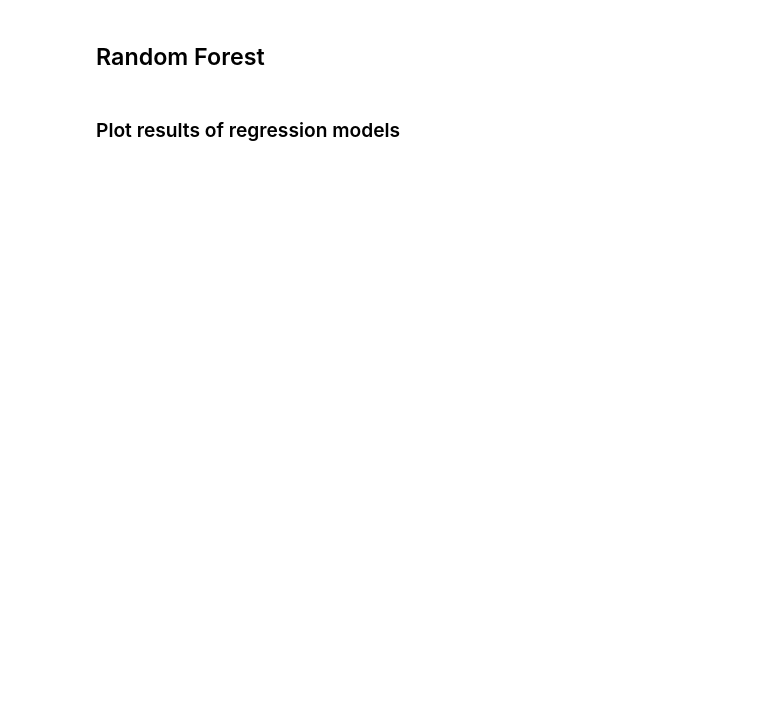
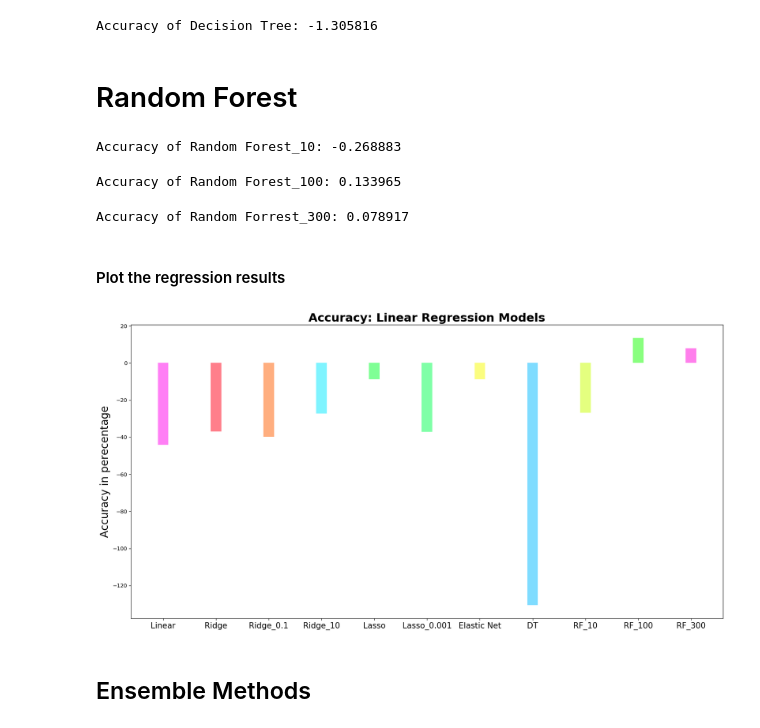
Before and after one commit to udianand/GooglePracticum, a Jupyter notebook: Model_Prediction_Returns.ipynb, the cells around one changed output. Saved outputs shown, nothing was run; the diff lists cells and outputs as text; code cells hidden in the pictures; blank space fills up the shorter version.

```diff
--- a/Model_Prediction_Returns.ipynb
+++ b/Model_Prediction_Returns.ipynb
@@ -260,9 +294,11 @@ print("Accuracy of Decision Tree: %f"%r2_score(y_test,y_pred))
 
 # Store Result and Model Name
 model_results.append(r2_score(y_test,y_pred))
-model_name.append("Decision Tree")
+model_name.append("DT")
+# %% [output]
+Accuracy of Decision Tree: -1.305816
 # %% [markdown]
-## Random Forest
+# Random Forest
 # %%
 # Fitting Random Forest Regression to the dataset
 from sklearn.ensemble import RandomForestRegressor
@@ -278,7 +314,9 @@ print("Accuracy of Random Forest_10: %f"%r2_score(y_test,y_pred))
 
 # Store Result and Model Name
 model_results.append(r2_score(y_test,y_pred))
-model_name.append("Random Forest_10")
+model_name.append("RF_10")
+# %% [output]
+Accuracy of Random Forest_10: -0.268883
 # %%
 # Fitting Random Forest Regression to the dataset
 from sklearn.ensemble import RandomForestRegressor
@@ -294,7 +332,9 @@ print("Accuracy of Random Forest_100: %f"%r2_score(y_test,y_pred))
 
 # Store Result and Model Name
 model_results.append(r2_score(y_test,y_pred))
-model_name.append("Random Forest_100")
+model_name.append("RF_100")
+# %% [output]
+Accuracy of Random Forest_100: 0.133965
 # %%
 # Fitting Random Forest Regression to the dataset
 from sklearn.ensemble import RandomForestRegressor
@@ -310,29 +350,35 @@ print("Accuracy of Random Forrest_300: %f"%r2_score(y_test,y_pred))
 
 # Store Result and Model Name
 model_results.append(r2_score(y_test,y_pred))
-model_name.append("Random Forest_300")
+model_name.append("RF_300")
+# %% [output]
+Accuracy of Random Forrest_300: 0.078917
 # %% [markdown]
-### Plot results of regression models
+#### Plot the regression results
 # %%
 from matplotlib import cm
 import random
 
 # Give each bar separate color
 color_code_vector = random.sample(range(1, 100), len(model_name))
 reg_color_code_vector = map(lambda x: x/max(color_code_vector), color_code_vector)
 reg_color_code_vector = list(reg_color_code_vector)
 reg_color_code_vector
 colors = cm.hsv(reg_color_code_vector)
 
 # Expressing accuracy in percentage
 model_results_percentage = list(map(lambda x: x*100, model_results))
 
 y_pos = np.arange(len(model_name))
 
 plt.rcdefaults() # white background, gets rid of gray
-plt.figure(figsize = (30,15))
-plt.bar(y_pos, model_results_percentage, align='center', alpha=0.5, width=0.3, color = colors)
-plt.xticks(y_pos, model_name, fontsize = 12)
+plt.figure(figsize = (20,10))
+plt.bar(y_pos, model_results_percentage, align='center', alpha=0.5, width=0.2, color = colors)
+plt.xticks(y_pos, model_name, fontsize = 15)
 plt.ylabel('Accuracy in perecentage', fontsize=20)
-plt.title('Accuracy: Regression Models', fontsize=22, fontweight='bold')
+plt.title('Accuracy: Linear Regression Models', fontsize=22, fontweight='bold')
 plt.show()
+# %% [output]
+[figure, added]
+# %% [markdown]
+## Ensemble Methods
```
Also changed, not shown: parts of 23 cells of this notebook.
